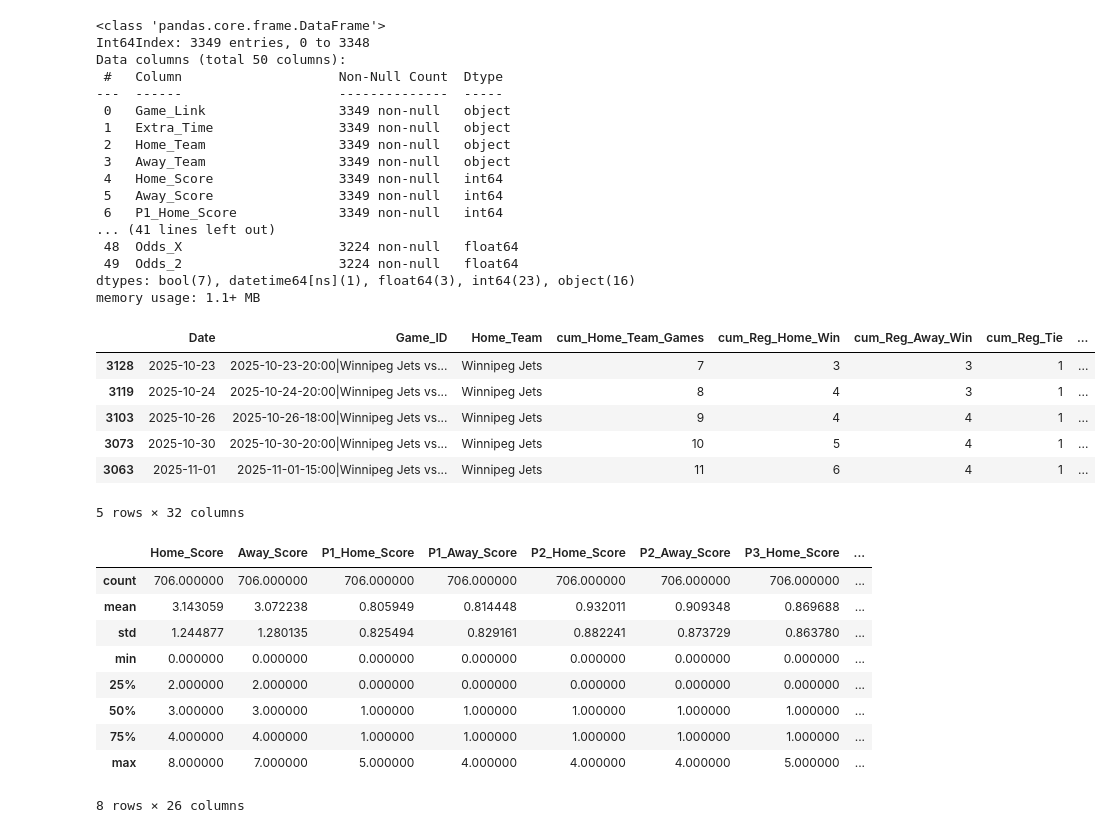
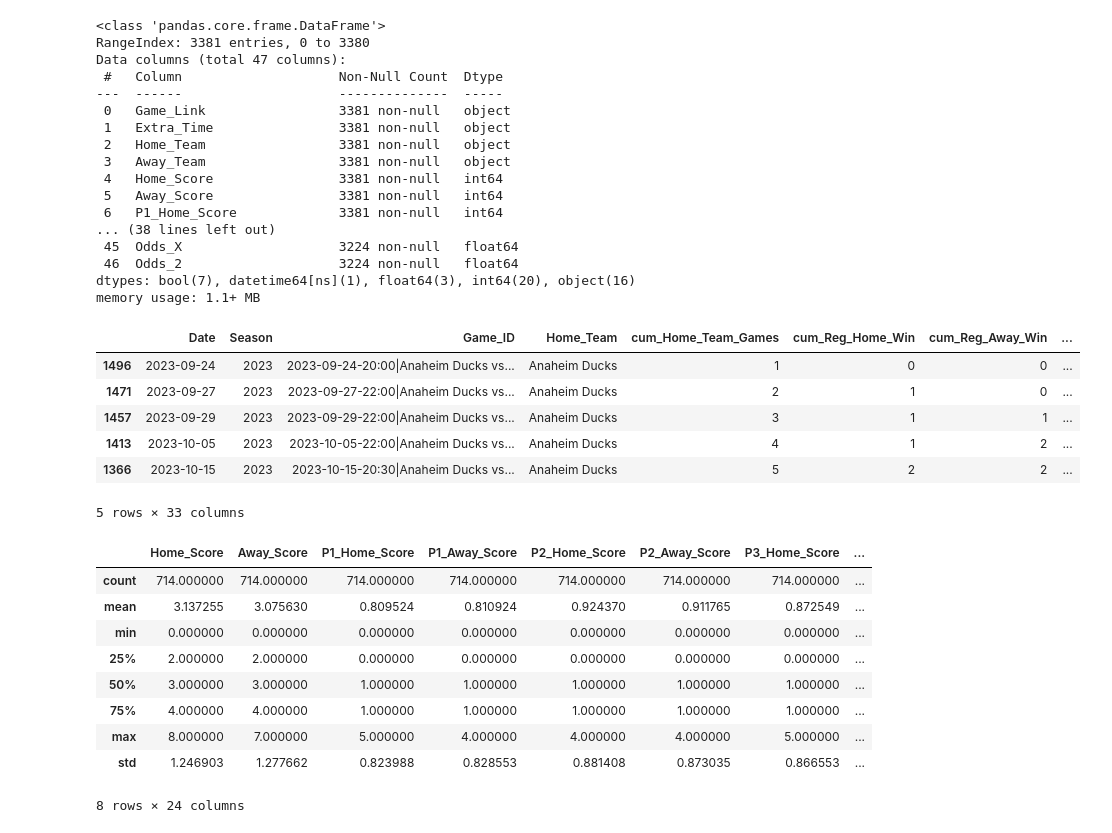
Before and after one commit to emmettd247/SportOnIce, a Jupyter notebook: master_data_join.ipynb, the cells around one changed output. Saved outputs shown, nothing was run; the diff lists cells and outputs as text; code cells hidden in the pictures.

```diff
--- a/master_data_join.ipynb
+++ b/master_data_join.ipynb
@@ -16,7 +16,7 @@ all_1x2_odds = pd.concat([games_0, games_1, games_2], ignore_index=True)
 all_1x2_odds.reset_index(drop=True, inplace=True)
 
 # only keep key cols
-key_cols = ['Game_ID'] + [x for x in all_1x2_odds.columns if x.startswith('Odds')]
+key_cols = ['Game_Link'] + [x for x in all_1x2_odds.columns if x.startswith('Odds')]
 all_1x2_odds = all_1x2_odds[key_cols]
 
 # inspect
@@ -67,32 +67,32 @@ memory usage: 1.0+ MB
 # %%
 # join the 2 dfs together
-master_data = pd.merge(all_games, all_1x2_odds, how='left', on='Game_ID')
+master_data = pd.merge(all_games, all_1x2_odds, how='left', on='Game_Link')
 
 # inspect
 master_data.info()
 # %% [output]
 <class 'pandas.core.frame.DataFrame'>
-Int64Index: 3349 entries, 0 to 3348
-Data columns (total 50 columns):
+RangeIndex: 3381 entries, 0 to 3380
+Data columns (total 47 columns):
  #   Column                    Non-Null Count  Dtype
 ---  ------                    --------------  -----
- 0   Game_Link                 3349 non-null   object
- 1   Extra_Time                3349 non-null   object
- 2   Home_Team                 3349 non-null   object
- 3   Away_Team                 3349 non-null   object
- 4   Home_Score                3349 non-null   int64
- 5   Away_Score                3349 non-null   int64
- 6   P1_Home_Score             3349 non-null   int64
-... (41 lines left out)
- 48  Odds_X                    3224 non-null   float64
- 49  Odds_2                    3224 non-null   float64
-dtypes: bool(7), datetime64[ns](1), float64(3), int64(23), object(16)
+ 0   Game_Link                 3381 non-null   object
+ 1   Extra_Time                3381 non-null   object
+ 2   Home_Team                 3381 non-null   object
+ 3   Away_Team                 3381 non-null   object
+ 4   Home_Score                3381 non-null   int64
+ 5   Away_Score                3381 non-null   int64
+ 6   P1_Home_Score             3381 non-null   int64
+... (38 lines left out)
+ 45  Odds_X                    3224 non-null   float64
+ 46  Odds_2                    3224 non-null   float64
+dtypes: bool(7), datetime64[ns](1), float64(3), int64(20), object(16)
 memory usage: 1.1+ MB
 # %%
 # function that takes the df, sorts it by the target grain, then performs the groupby
 def grain_sort_cumsum_props(home_vs_away: str, df: pd.DataFrame) -> pd.DataFrame:
     # add home or away team to sort grain
-    home_plus_year = [home_vs_away, 'Year']
+    home_plus_year = [home_vs_away, 'Season']
 
     # combine to create final sort grain
     sort_grain = home_plus_year + ['Date', 'Game_ID']
@@ -123,56 +123,56 @@ def grain_sort_cumsum_props(home_vs_away: str, df: pd.DataFrame) -> pd.DataFrame
 
     df['prop_P1_Away_Score'] = df['cum_P1_Away_Score'] / df['cum_regular_time_score_away']
     df['prop_P2_Away_Score'] = df['cum_P2_Away_Score'] / df['cum_regular_time_score_away']
     df['prop_P3_Away_Score'] = df['cum_P3_Away_Score'] / df['cum_regular_time_score_away']
 
     # calc goal diffs at the period level
     df['prop_P1_Home_Goal_Diff'] = df['cum_P1_Home_Score'] / df['cum_P1_Away_Score']
     df['prop_P2_Home_Goal_Diff'] = df['cum_P2_Home_Score'] / df['cum_P2_Away_Score']
     df['prop_P3_Home_Goal_Diff'] = df['cum_P3_Home_Score'] / df['cum_P3_Away_Score']
 
     df['prop_P1_Away_Goal_Diff'] = df['cum_P1_Away_Score'] / df['cum_P1_Home_Score']
     df['prop_P2_Away_Goal_Diff'] = df['cum_P2_Away_Score'] / df['cum_P2_Home_Score']
     df['prop_P3_Away_Goal_Diff'] = df['cum_P3_Away_Score'] / df['cum_P3_Home_Score']
 
     # calc props for goals scored / allowed
     df['prop_reg_home_goal_diff'] = df['cum_regular_time_score_home'] / (df['cum_regular_time_score_home'] + df['cum_regular_time_score_away'])
     df['prop_reg_away_goal_diff'] = 1 - df['prop_reg_home_goal_diff']
 
     return df
 
 # test func
 test_all_home_games = grain_sort_cumsum_props('Home_Team', master_data)
 
 # isolate cumcols
 sel_cum_cols = [x for x in test_all_home_games.columns if x.startswith('cum_') or x.startswith('prop_')]
 
 # add date, gid, and home team to list
-peek_cols = ['Date', 'Game_ID', 'Home_Team'] + sel_cum_cols
+peek_cols = ['Date', 'Season', 'Game_ID', 'Home_Team'] + sel_cum_cols
 
 # inspect cum cols
-test_all_home_games[peek_cols].tail(5)
+test_all_home_games[peek_cols].head(5)
 # %% [output]
-|  | Date | Game_ID | Home_Team | cum_Home_Team_Games | cum_Reg_Home_Win | cum_Reg_Away_Win | cum_Reg_Tie | ... |
-| 3128 | 2025-10-23 | 2025-10-23-20:00|Winnipeg Jets vs... | Winnipeg Jets | 7 | 3 | 3 | 1 | ... |
-| 3119 | 2025-10-24 | 2025-10-24-20:00|Winnipeg Jets vs... | Winnipeg Jets | 8 | 4 | 3 | 1 | ... |
-| 3103 | 2025-10-26 | 2025-10-26-18:00|Winnipeg Jets vs... | Winnipeg Jets | 9 | 4 | 4 | 1 | ... |
-| 3073 | 2025-10-30 | 2025-10-30-20:00|Winnipeg Jets vs... | Winnipeg Jets | 10 | 5 | 4 | 1 | ... |
-| 3063 | 2025-11-01 | 2025-11-01-15:00|Winnipeg Jets vs... | Winnipeg Jets | 11 | 6 | 4 | 1 | ... |
+|  | Date | Season | Game_ID | Home_Team | cum_Home_Team_Games | cum_Reg_Home_Win | cum_Reg_Away_Win | ... |
+| 1496 | 2023-09-24 | 2023 | 2023-09-24-20:00|Anaheim Ducks vs... | Anaheim Ducks | 1 | 0 | 0 | ... |
+| 1471 | 2023-09-27 | 2023 | 2023-09-27-22:00|Anaheim Ducks vs... | Anaheim Ducks | 2 | 1 | 0 | ... |
+| 1457 | 2023-09-29 | 2023 | 2023-09-29-22:00|Anaheim Ducks vs... | Anaheim Ducks | 3 | 1 | 1 | ... |
+| 1413 | 2023-10-05 | 2023 | 2023-10-05-22:00|Anaheim Ducks vs... | Anaheim Ducks | 4 | 1 | 2 | ... |
+| 1366 | 2023-10-15 | 2023 | 2023-10-15-20:30|Anaheim Ducks vs... | Anaheim Ducks | 5 | 2 | 2 | ... |
-5 rows × 32 columns
+5 rows × 33 columns
 # %%
 # TODO - perform EDA on records that resulted in a regular time tie and see if there's any patterns or trends in this subset that could be indicative of predictive features
 master_data[master_data['Reg_Tie'] == True].describe()
 # %% [output]
 |  | Home_Score | Away_Score | P1_Home_Score | P1_Away_Score | P2_Home_Score | P2_Away_Score | P3_Home_Score | ... |
-| count | 706.000000 | 706.000000 | 706.000000 | 706.000000 | 706.000000 | 706.000000 | 706.000000 | ... |
-| mean | 3.143059 | 3.072238 | 0.805949 | 0.814448 | 0.932011 | 0.909348 | 0.869688 | ... |
-| std | 1.244877 | 1.280135 | 0.825494 | 0.829161 | 0.882241 | 0.873729 | 0.863780 | ... |
+| count | 714.000000 | 714.000000 | 714.000000 | 714.000000 | 714.000000 | 714.000000 | 714.000000 | ... |
+| mean | 3.137255 | 3.075630 | 0.809524 | 0.810924 | 0.924370 | 0.911765 | 0.872549 | ... |
 | min | 0.000000 | 0.000000 | 0.000000 | 0.000000 | 0.000000 | 0.000000 | 0.000000 | ... |
 | 25% | 2.000000 | 2.000000 | 0.000000 | 0.000000 | 0.000000 | 0.000000 | 0.000000 | ... |
 | 50% | 3.000000 | 3.000000 | 1.000000 | 1.000000 | 1.000000 | 1.000000 | 1.000000 | ... |
 | 75% | 4.000000 | 4.000000 | 1.000000 | 1.000000 | 1.000000 | 1.000000 | 1.000000 | ... |
 | max | 8.000000 | 7.000000 | 5.000000 | 4.000000 | 4.000000 | 4.000000 | 5.000000 | ... |
+| std | 1.246903 | 1.277662 | 0.823988 | 0.828553 | 0.881408 | 0.873035 | 0.866553 | ... |
-8 rows × 26 columns
+8 rows × 24 columns
 # %%
 # TODO - think about what features could be indicative/relevent for identifying matchups that would require some free hockey to settle things
 
```
Also changed, not shown: parts of 2 cells of this notebook.
